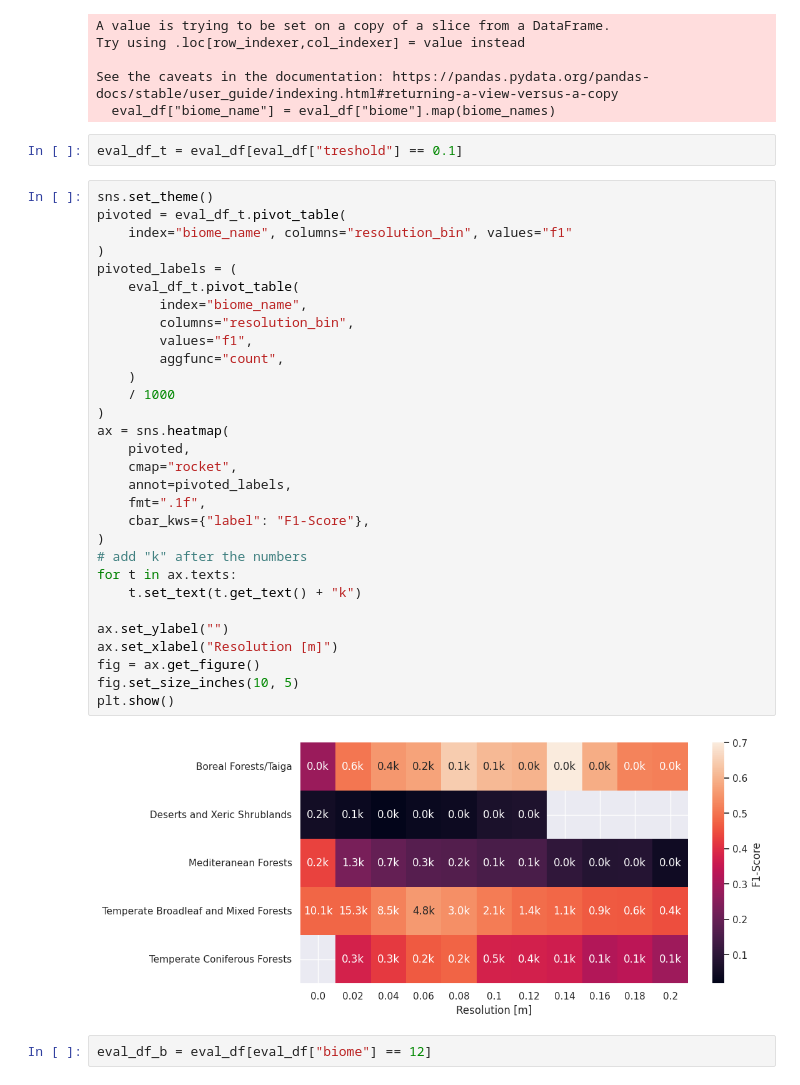
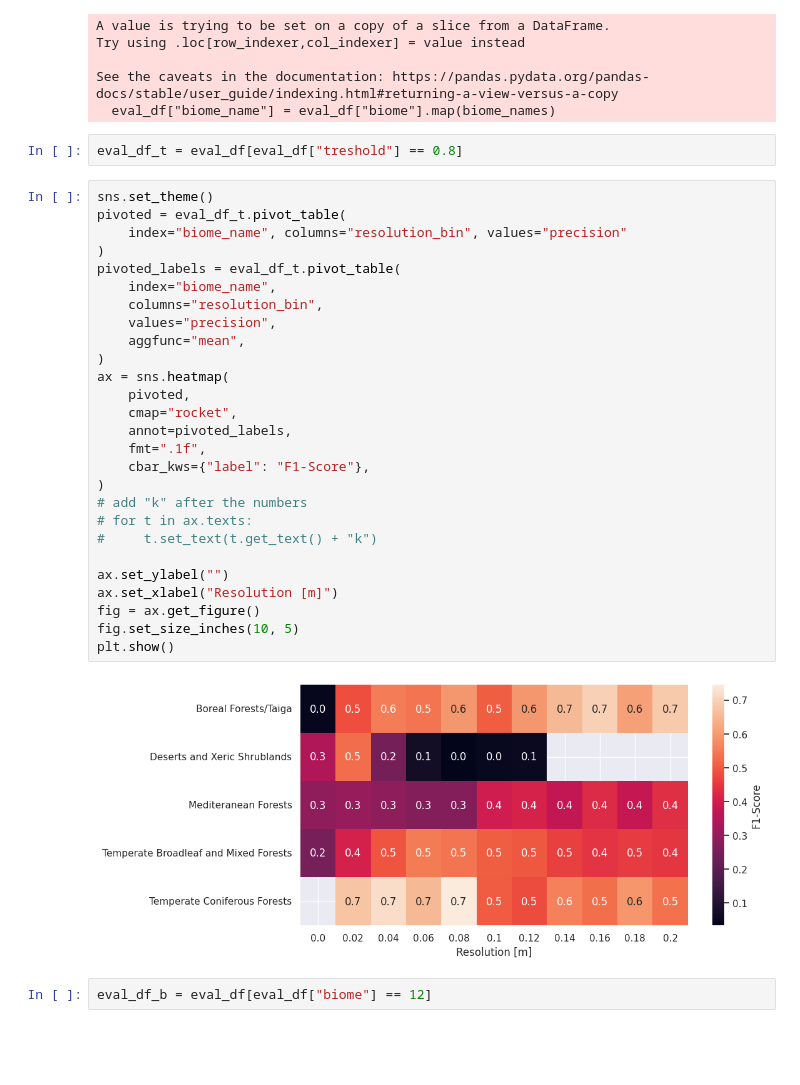
Before and after one commit to jmoeh/standing-deadwood, a Jupyter notebook: notebooks/100_experimentation.ipynb, the cells around one changed output. Drawn from its saved outputs; the diff is of its cells as text; blank space fills up the shorter version.

```diff
--- a/notebooks/100_experimentation.ipynb
+++ b/notebooks/100_experimentation.ipynb
@@ -391,39 +398,36 @@ Try using .loc[row_indexer,col_indexer] = value instead
 See the caveats in the documentation: https://pandas.pydata.org/pandas-docs/stable/user_guide/indexing.html#returning-a-view-versus-a-copy
   eval_df["biome_name"] = eval_df["biome"].map(biome_names)
 # %%
-eval_df_t = eval_df[eval_df["treshold"] == 0.1]
+eval_df_t = eval_df[eval_df["treshold"] == 0.8]
 # %%
 sns.set_theme()
 pivoted = eval_df_t.pivot_table(
-    index="biome_name", columns="resolution_bin", values="f1"
+    index="biome_name", columns="resolution_bin", values="precision"
 )
-pivoted_labels = (
-    eval_df_t.pivot_table(
-        index="biome_name",
-        columns="resolution_bin",
-        values="f1",
-        aggfunc="count",
-    )
-    / 1000
+pivoted_labels = eval_df_t.pivot_table(
+    index="biome_name",
+    columns="resolution_bin",
+    values="precision",
+    aggfunc="mean",
 )
 ax = sns.heatmap(
     pivoted,
     cmap="rocket",
     annot=pivoted_labels,
     fmt=".1f",
     cbar_kws={"label": "F1-Score"},
 )
 # add "k" after the numbers
-for t in ax.texts:
-    t.set_text(t.get_text() + "k")
+# for t in ax.texts:
+#     t.set_text(t.get_text() + "k")
 
 ax.set_ylabel("")
 ax.set_xlabel("Resolution [m]")
 fig = ax.get_figure()
 fig.set_size_inches(10, 5)
 plt.show()
 # %% [output]
-[figure, old version]
+[figure, new version]
 # %%
 eval_df_b = eval_df[eval_df["biome"] == 12]
 # %%
```
Also changed, not shown: parts of 4 cells of this notebook, 5 other files.
